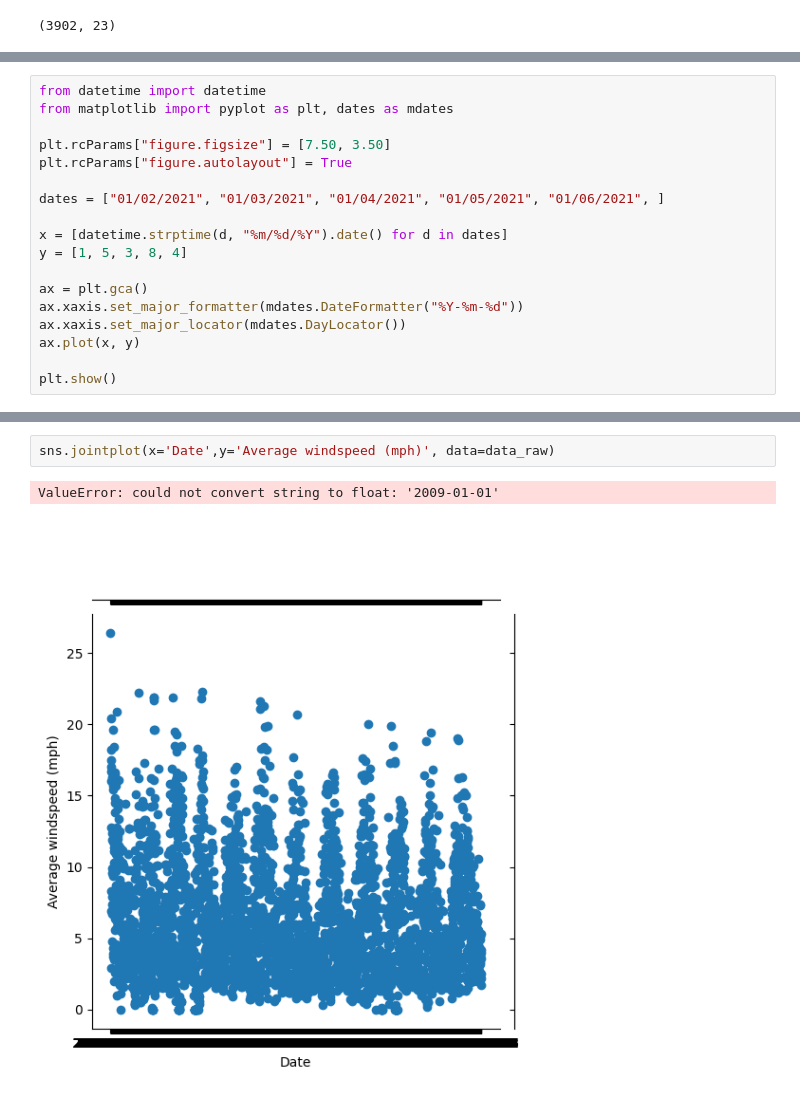
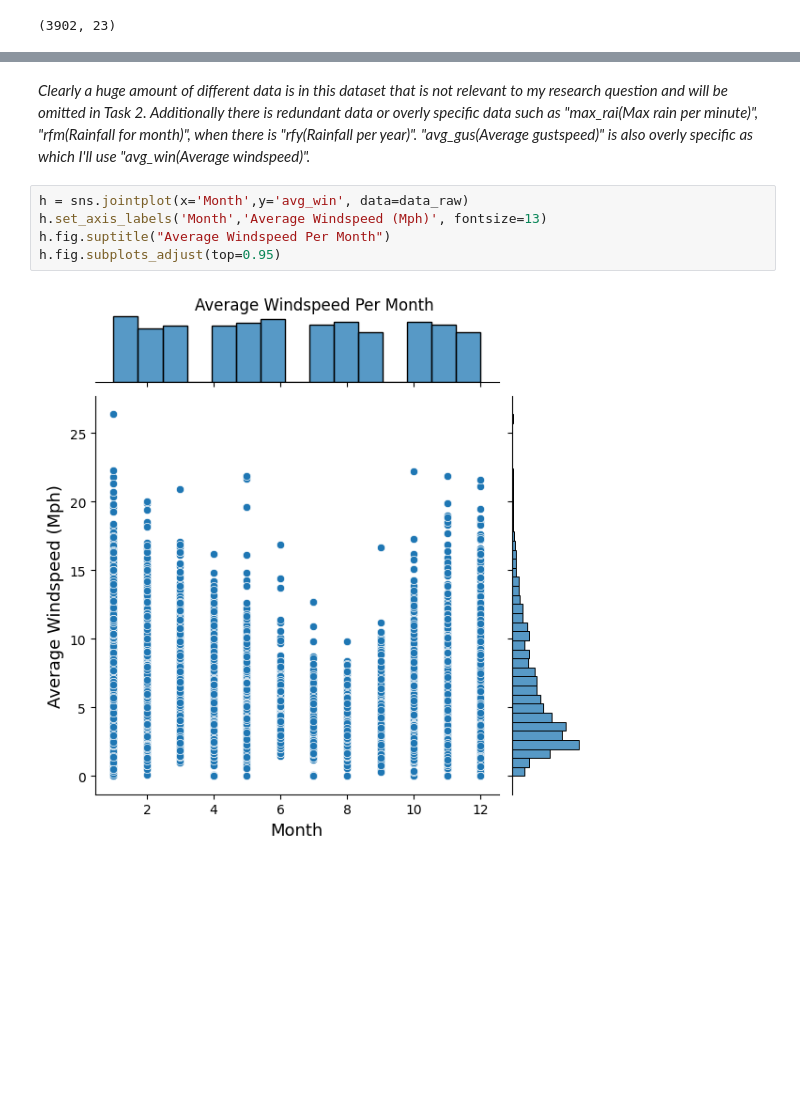
Before and after one commit to ubco-W2022T1-cosc301/project-group29, a Jupyter notebook: notebooks/analysis2.ipynb, the cells around one changed output, grey strips where cells are left out. Saved outputs shown, nothing was run; the diff lists cells and outputs as text; blank space fills up the shorter version.

```diff
--- a/notebooks/analysis2.ipynb
+++ b/notebooks/analysis2.ipynb
@@ -89,18 +84,0 @@ Columns are: ['Date', 'Average temperature (°F)', 'Average humidity (%)', 'Aver
-# %%
-from datetime import datetime
-from matplotlib import pyplot as plt, dates as mdates
-
-plt.rcParams["figure.figsize"] = [7.50, 3.50]
-plt.rcParams["figure.autolayout"] = True
-
-dates = ["01/02/2021", "01/03/2021", "01/04/2021", "01/05/2021", "01/06/2021", ]
-
-x = [datetime.strptime(d, "%m/%d/%Y").date() for d in dates]
-y = [1, 5, 3, 8, 4]
-
-ax = plt.gca()
-ax.xaxis.set_major_formatter(mdates.DateFormatter("%Y-%m-%d"))
-ax.xaxis.set_major_locator(mdates.DayLocator())
-ax.plot(x, y)
-
-plt.show()
@@ -109,5 +85,9 @@ plt.show()
-# %%
-sns.jointplot(x='Date',y='Average windspeed (mph)', data=data_raw)
-# %% [output]
-ValueError: could not convert string to float: '2009-01-01'
-[figure, removed]
+# %% [markdown]
+*Clearly a huge amount of different data is in this dataset that is not relevant to my research question and will be omitted in Task 2. Additionally there is redundant data or overly specific data such as "max_rai(Max rain per minute)", "rfm(Rainfall for month)", when there is "rfy(Rainfall per year)". "avg_gus(Average gustspeed)" is also overly specific as which I'll use "avg_win(Average windspeed)".*
+# %%
+h = sns.jointplot(x='Month',y='avg_win', data=data_raw)
+h.set_axis_labels('Month','Average Windspeed (Mph)', fontsize=13)
+h.fig.suptitle("Average Windspeed Per Month")
+h.fig.subplots_adjust(top=0.95)
+# %% [output]
+[figure, added]
```
Also changed, not shown: parts of 33 cells of this notebook, 1 other file.
